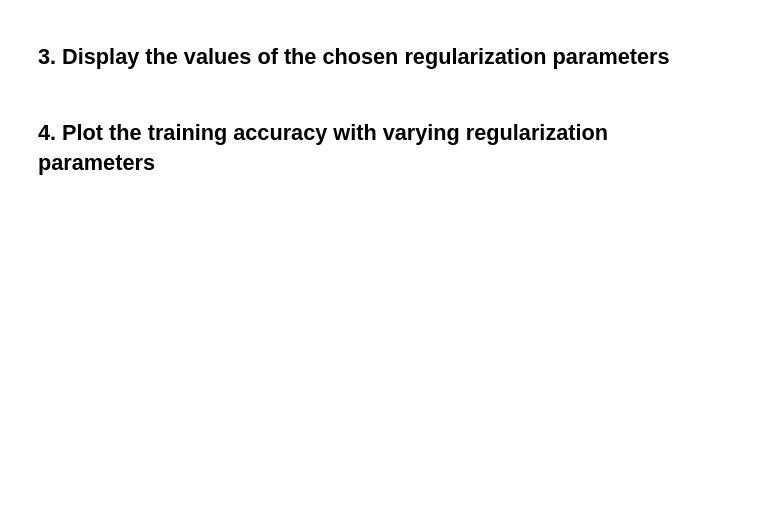
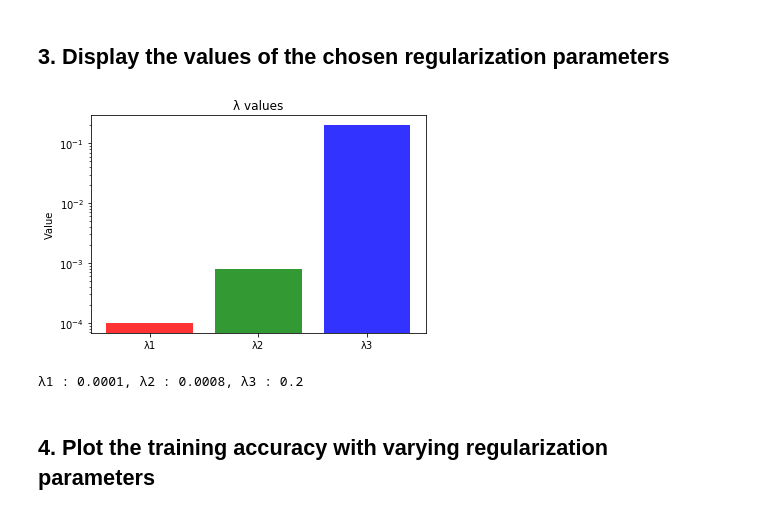
Before and after one commit to jesnk/20_1_ml_class, a Jupyter notebook: assignment/07/07.ipynb, the cells around one changed output. Cells and saved outputs as stored; diff of their text form; code cells hidden in the pictures; blank space fills up the shorter version.

```diff
--- a/assignment/07/07.ipynb
+++ b/assignment/07/07.ipynb
@@ -237,2 +297,16 @@ print("Converged Training loss : {:.5f}".format(loss_log[-1].item()))
+# %%
+ax = plt.subplot2grid((1,1),(0,0))
+plt.title("λ values")
+
+plot1 = ax.bar("λ1",result_1["rcp"], color='red',alpha=0.8)
+plot2 = ax.bar("λ2",result_2["rcp"], color='green',alpha=0.8)
+plot3 = ax.bar("λ3",result_3["rcp"], color='blue',alpha=0.8)
+plt.yscale('log')
+plt.ylabel("Value")
+plt.show()
+print("λ1 : {}, λ2 : {}, λ3 : {}".format(result_1["rcp"],result_2["rcp"],result_3["rcp"]))
+# %% [output]
+[figure, added]
+λ1 : 0.0001, λ2 : 0.0008, λ3 : 0.2
 # %% [markdown]
 ## 4. Plot the training accuracy with varying regularization parameters
```
Also changed, not shown: parts of 15 cells of this notebook.
